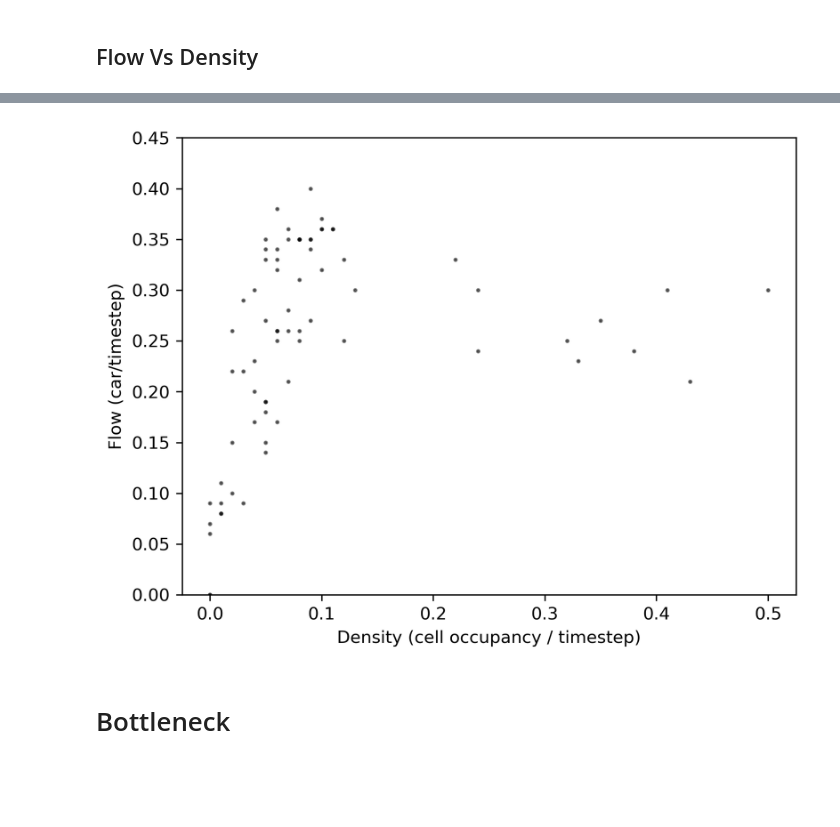
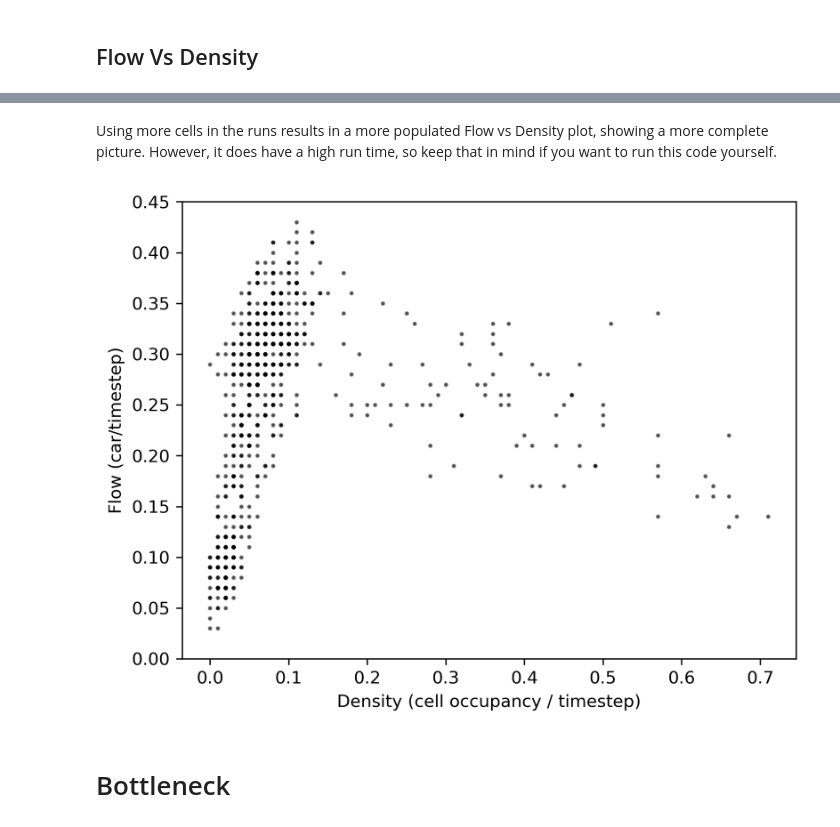
Before and after one commit to starmallow/PHY329_Project, a Jupyter notebook: demos/demo.ipynb, the cells around one changed output, grey strips where cells are left out. Drawn from its saved outputs; the diff is of its cells as text; code cells hidden in the pictures; blank space fills up the shorter version.

Commit message:
plots

```diff
--- a/demos/demo.ipynb
+++ b/demos/demo.ipynb
@@ -26,7 +30,9 @@ SpaceTimePlot(cells=100, system_density=0.3, timesteps=100)
+# %% [markdown]
+Using more cells in the runs results in a more populated Flow vs Density plot, showing a more complete picture. However, it does have a high run time, so keep that in mind if you want to run this code yourself.
 # %%
-PlotDensityFlow(cells=10**3, timesteps=10**2)
+PlotDensityFlow(cells=10**4, timesteps=10**2)
 # %% [output]
-[figure, old version]
+[figure, new version]
 # %% [markdown]
 # Bottleneck
 # %%
```
Also changed, not shown: parts of 2 cells of this notebook, 1 other file.
